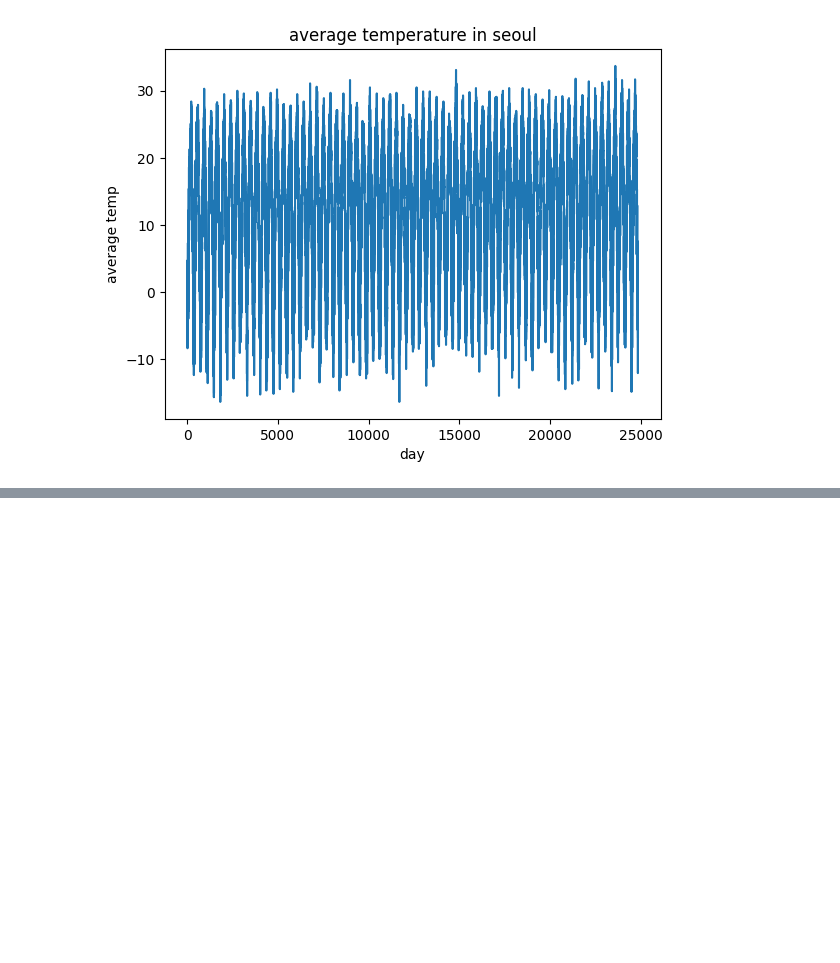
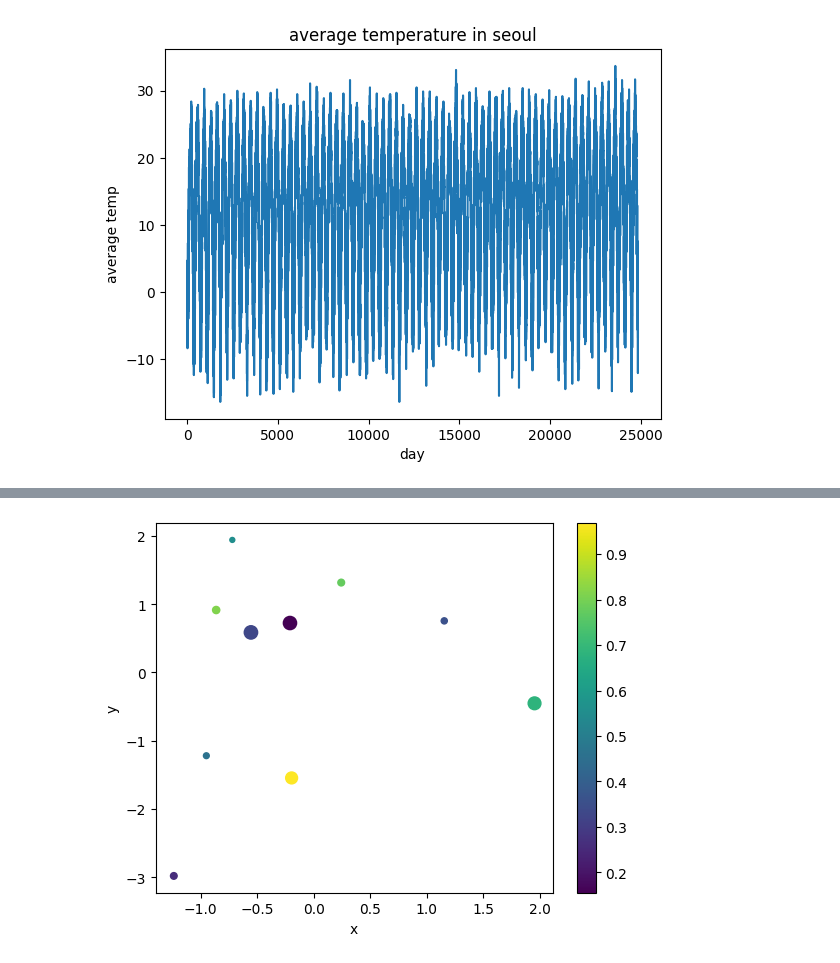
Before and after one commit to Dhuns/Display_AI, a Jupyter notebook: Day_1.ipynb, the cells around one changed output, grey strips where cells are left out. Saved outputs shown, nothing was run; the diff lists cells and outputs as text; code cells hidden in the pictures; blank space fills up the shorter version.

```diff
--- a/Day_1.ipynb
+++ b/Day_1.ipynb
@@ -38,0 +57,14 @@ plt.show()
+# %%
+# Colorbar
+
+x = np.random.normal(0, 1, 10)
+y = np.random.normal(0, 1, 10)
+sizes = np.random.uniform(10, 100, 10)
+colors = np.random.uniform(0, 1, 10)
+plt.scatter(x, y, s=sizes, c=colors)
+plt.xlabel('x')
+plt.ylabel('y')
+plt.colorbar()
+plt.show()
+# %% [output]
+[figure, added]
```
Also changed, not shown: parts of 3 cells of this notebook.
